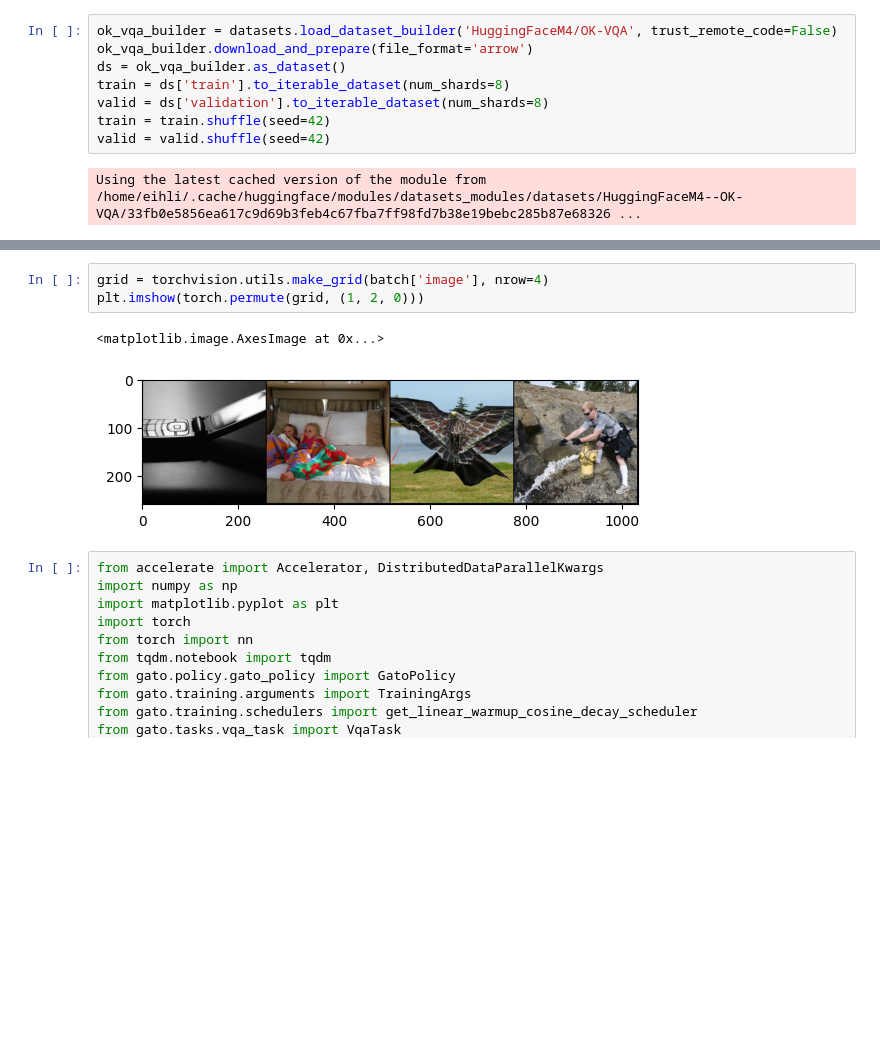
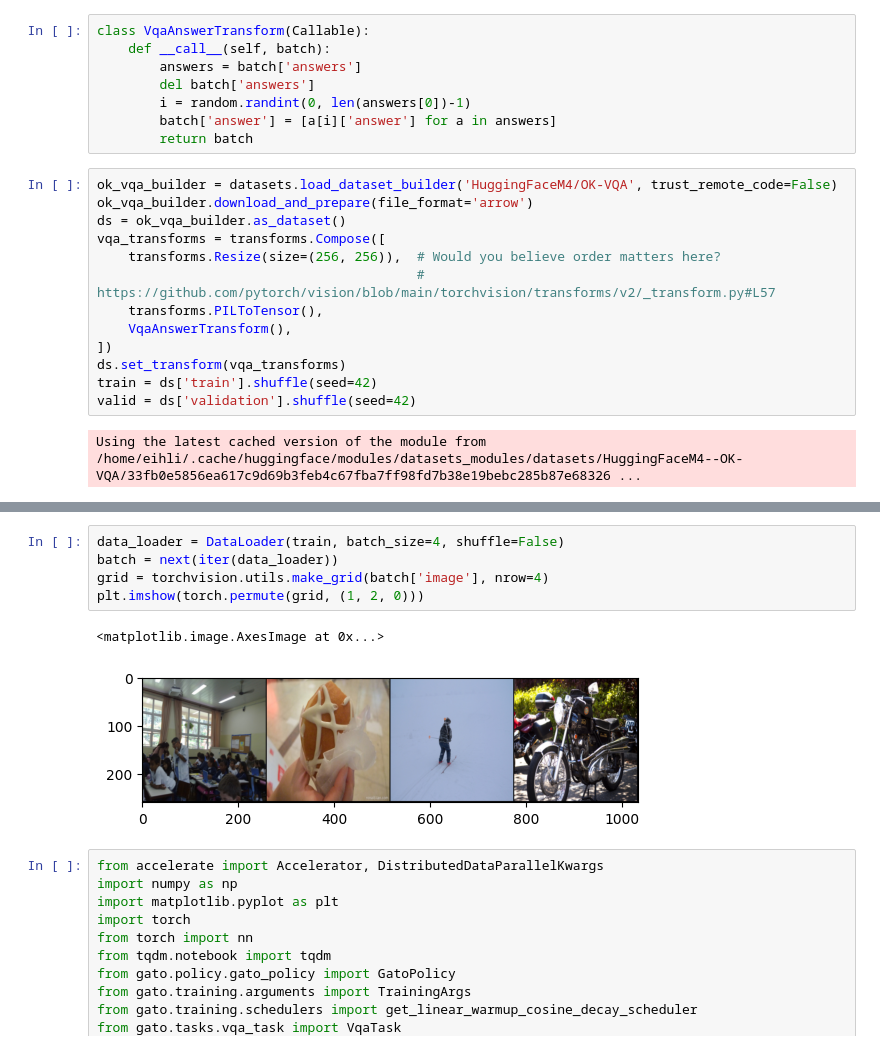
Before and after one commit to eihli/NEKO, a Jupyter notebook: dev_notebooks/hf_vqa_ds.ipynb, the cells around one changed output, grey strips where cells are left out. Cells and saved outputs as stored; diff of their text form; blank space fills up the shorter version.

Commit message:
refactor to use transforms rather than custom dataset

```diff
--- a/dev_notebooks/hf_vqa_ds.ipynb
+++ b/dev_notebooks/hf_vqa_ds.ipynb
@@ -8,13 +10,26 @@ from torchvision.transforms import v2 as transforms
 import torchvision.transforms.functional as vF
 import matplotlib.pyplot as plt
 %matplotlib inline
+# %%
+class VqaAnswerTransform(Callable):
+    def __call__(self, batch):
+        answers = batch['answers']
+        del batch['answers']
+        i = random.randint(0, len(answers[0])-1)
+        batch['answer'] = [a[i]['answer'] for a in answers]
+        return batch
 # %%
 ok_vqa_builder = datasets.load_dataset_builder('HuggingFaceM4/OK-VQA', trust_remote_code=False)
 ok_vqa_builder.download_and_prepare(file_format='arrow')
 ds = ok_vqa_builder.as_dataset()
-train = ds['train'].to_iterable_dataset(num_shards=8)
-valid = ds['validation'].to_iterable_dataset(num_shards=8)
-train = train.shuffle(seed=42)
-valid = valid.shuffle(seed=42)
+vqa_transforms = transforms.Compose([
+    transforms.Resize(size=(256, 256)),  # Would you believe order matters here?
+                                         # https://github.com/pytorch/vision/blob/main/torchvision/transforms/v2/_transform.py#L57
+    transforms.PILToTensor(),
+    VqaAnswerTransform(),
+])
+ds.set_transform(vqa_transforms)
+train = ds['train'].shuffle(seed=42)
+valid = ds['validation'].shuffle(seed=42)
 # %% [output]
 Using the latest cached version of the module from /home/eihli/.cache/huggingface/modules/datasets_modules/datasets/HuggingFaceM4--OK-VQA/33fb0e5856ea617c9d69b3feb4c67fba7ff98fd7b38e19bebc285b87e68326 ...
@@ -94,9 +59,11 @@ torch.Size([4, 3, 256, 256])
 # %%
+data_loader = DataLoader(train, batch_size=4, shuffle=False)
+batch = next(iter(data_loader))
 grid = torchvision.utils.make_grid(batch['image'], nrow=4)
 plt.imshow(torch.permute(grid, (1, 2, 0)))
 # %% [output]
 <matplotlib.image.AxesImage at 0x...>
-[figure, old version]
+[figure, new version]
 # %%
 from accelerate import Accelerator, DistributedDataParallelKwargs
 import numpy as np
```
Also changed, not shown: parts of 21 cells of this notebook, 1 other file.
